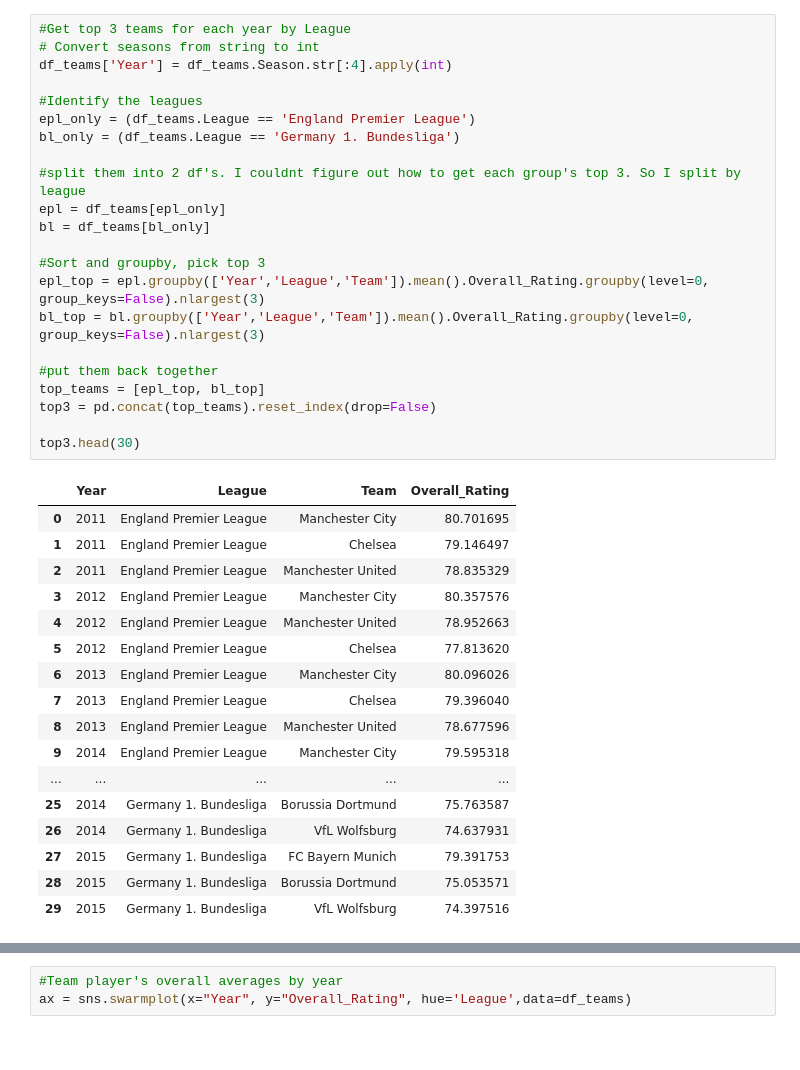
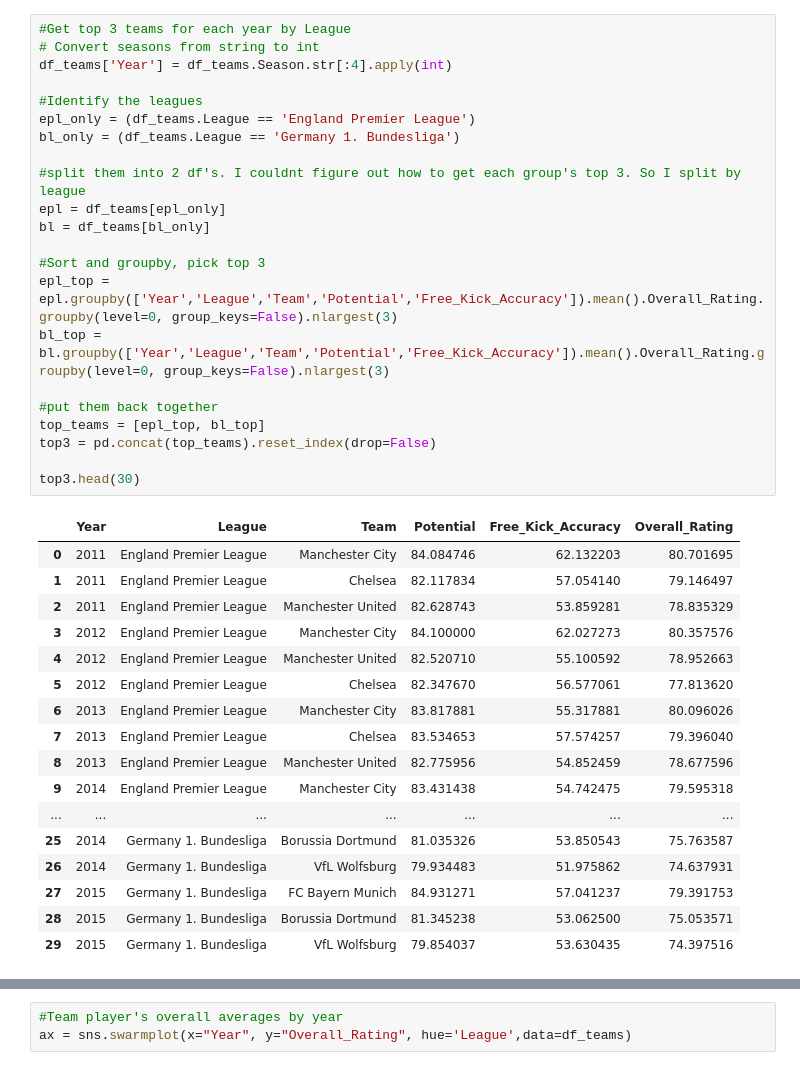
Before and after one commit to moshun8/IS362_Final, a Jupyter notebook: Final_Take2.ipynb, the cells around one changed output, grey strips where cells are left out. Cells and saved outputs as stored; diff of their text form.

```diff
--- a/Final_Take2.ipynb
+++ b/Final_Take2.ipynb
@@ -85,43 +83,43 @@ df_teams.head()
 # %%
 #Get top 3 teams for each year by League
 # Convert seasons from string to int
 df_teams['Year'] = df_teams.Season.str[:4].apply(int)
 
 #Identify the leagues
 epl_only = (df_teams.League == 'England Premier League')
 bl_only = (df_teams.League == 'Germany 1. Bundesliga')
 
 #split them into 2 df's. I couldnt figure out how to get each group's top 3. So I split by league
 epl = df_teams[epl_only]
 bl = df_teams[bl_only]
 
 #Sort and groupby, pick top 3
-epl_top = epl.groupby(['Year','League','Team']).mean().Overall_Rating.groupby(level=0, group_keys=False).nlargest(3)
-bl_top = bl.groupby(['Year','League','Team']).mean().Overall_Rating.groupby(level=0, group_keys=False).nlargest(3)
+epl_top = epl.groupby(['Year','League','Team','Potential','Free_Kick_Accuracy']).mean().Overall_Rating.groupby(level=0, group_keys=False).nlargest(3)
+bl_top = bl.groupby(['Year','League','Team','Potential','Free_Kick_Accuracy']).mean().Overall_Rating.groupby(level=0, group_keys=False).nlargest(3)
 
 #put them back together
 top_teams = [epl_top, bl_top]
 top3 = pd.concat(top_teams).reset_index(drop=False)
 
 top3.head(30)
 # %% [output]
-|  | Year | League | Team | Overall_Rating |
-| 0 | 2011 | England Premier League | Manchester City | 80.701695 |
-| 1 | 2011 | England Premier League | Chelsea | 79.146497 |
-| 2 | 2011 | England Premier League | Manchester United | 78.835329 |
-| 3 | 2012 | England Premier League | Manchester City | 80.357576 |
-| 4 | 2012 | England Premier League | Manchester United | 78.952663 |
-| 5 | 2012 | England Premier League | Chelsea | 77.813620 |
-| 6 | 2013 | England Premier League | Manchester City | 80.096026 |
-| 7 | 2013 | England Premier League | Chelsea | 79.396040 |
-| 8 | 2013 | England Premier League | Manchester United | 78.677596 |
-| 9 | 2014 | England Premier League | Manchester City | 79.595318 |
-| ... | ... | ... | ... | ... |
-| 25 | 2014 | Germany 1. Bundesliga | Borussia Dortmund | 75.763587 |
-| 26 | 2014 | Germany 1. Bundesliga | VfL Wolfsburg | 74.637931 |
-| 27 | 2015 | Germany 1. Bundesliga | FC Bayern Munich | 79.391753 |
-| 28 | 2015 | Germany 1. Bundesliga | Borussia Dortmund | 75.053571 |
-| 29 | 2015 | Germany 1. Bundesliga | VfL Wolfsburg | 74.397516 |
+|  | Year | League | Team | Potential | Free_Kick_Accuracy | Overall_Rating |
+| 0 | 2011 | England Premier League | Manchester City | 84.084746 | 62.132203 | 80.701695 |
+| 1 | 2011 | England Premier League | Chelsea | 82.117834 | 57.054140 | 79.146497 |
+| 2 | 2011 | England Premier League | Manchester United | 82.628743 | 53.859281 | 78.835329 |
+| 3 | 2012 | England Premier League | Manchester City | 84.100000 | 62.027273 | 80.357576 |
+| 4 | 2012 | England Premier League | Manchester United | 82.520710 | 55.100592 | 78.952663 |
+| 5 | 2012 | England Premier League | Chelsea | 82.347670 | 56.577061 | 77.813620 |
+| 6 | 2013 | England Premier League | Manchester City | 83.817881 | 55.317881 | 80.096026 |
+| 7 | 2013 | England Premier League | Chelsea | 83.534653 | 57.574257 | 79.396040 |
+| 8 | 2013 | England Premier League | Manchester United | 82.775956 | 54.852459 | 78.677596 |
+| 9 | 2014 | England Premier League | Manchester City | 83.431438 | 54.742475 | 79.595318 |
+| ... | ... | ... | ... | ... | ... | ... |
+| 25 | 2014 | Germany 1. Bundesliga | Borussia Dortmund | 81.035326 | 53.850543 | 75.763587 |
+| 26 | 2014 | Germany 1. Bundesliga | VfL Wolfsburg | 79.934483 | 51.975862 | 74.637931 |
+| 27 | 2015 | Germany 1. Bundesliga | FC Bayern Munich | 84.931271 | 57.041237 | 79.391753 |
+| 28 | 2015 | Germany 1. Bundesliga | Borussia Dortmund | 81.345238 | 53.062500 | 75.053571 |
+| 29 | 2015 | Germany 1. Bundesliga | VfL Wolfsburg | 79.854037 | 53.630435 | 74.397516 |
 # %%
 #Compare the averages of each league, all teams included. Not just top 3 per year
 sns.set_style("darkgrid")
```
Also changed, not shown: parts of 13 cells of this notebook, 1 other file.
